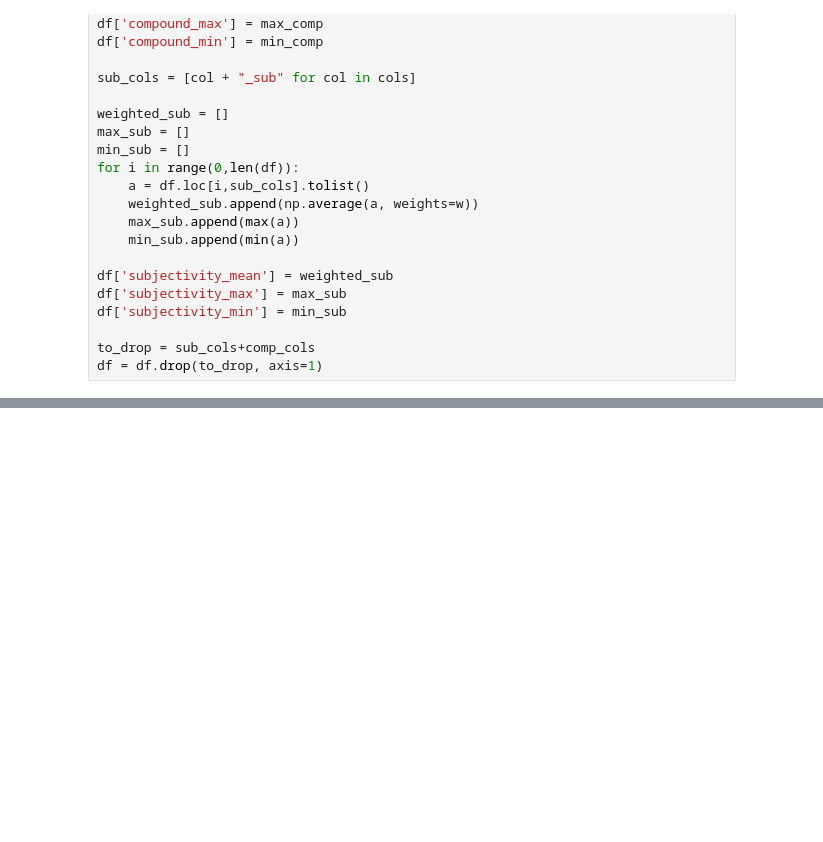
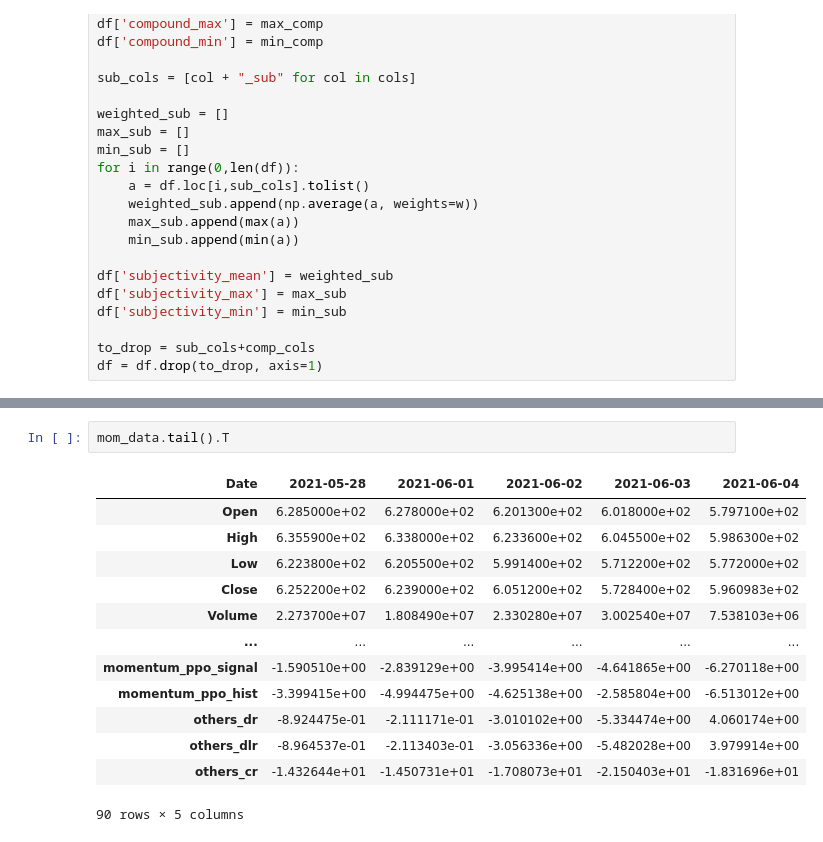
Before and after one commit to Amarilda/MscAston, a Jupyter notebook: MSC/Model.ipynb, the cells around one changed output, grey strips where cells are left out. Cells and saved outputs as stored; diff of their text form; blank space fills up the shorter version.

```diff
--- a/MSC/Model.ipynb
+++ b/MSC/Model.ipynb
@@ -202,0 +227,16 @@ fig3.show()
+# %%
+mom_data.tail().T
+# %% [output]
+| Date | 2021-05-28 | 2021-06-01 | 2021-06-02 | 2021-06-03 | 2021-06-04 |
+| Open | 6.285000e+02 | 6.278000e+02 | 6.201300e+02 | 6.018000e+02 | 5.797100e+02 |
+| High | 6.355900e+02 | 6.338000e+02 | 6.233600e+02 | 6.045500e+02 | 5.986300e+02 |
+| Low | 6.223800e+02 | 6.205500e+02 | 5.991400e+02 | 5.712200e+02 | 5.772000e+02 |
+| Close | 6.252200e+02 | 6.239000e+02 | 6.051200e+02 | 5.728400e+02 | 5.960983e+02 |
+| Volume | 2.273700e+07 | 1.808490e+07 | 2.330280e+07 | 3.002540e+07 | 7.538103e+06 |
+| ... | ... | ... | ... | ... | ... |
+| momentum_ppo_signal | -1.590510e+00 | -2.839129e+00 | -3.995414e+00 | -4.641865e+00 | -6.270118e+00 |
+| momentum_ppo_hist | -3.399415e+00 | -4.994475e+00 | -4.625138e+00 | -2.585804e+00 | -6.513012e+00 |
+| others_dr | -8.924475e-01 | -2.111171e-01 | -3.010102e+00 | -5.334474e+00 | 4.060174e+00 |
+| others_dlr | -8.964537e-01 | -2.113403e-01 | -3.056336e+00 | -5.482028e+00 | 3.979914e+00 |
+| others_cr | -1.432644e+01 | -1.450731e+01 | -1.708073e+01 | -2.150403e+01 | -1.831696e+01 |
+90 rows × 5 columns
```
Also changed, not shown: parts of 12 cells of this notebook, 2 other files.
